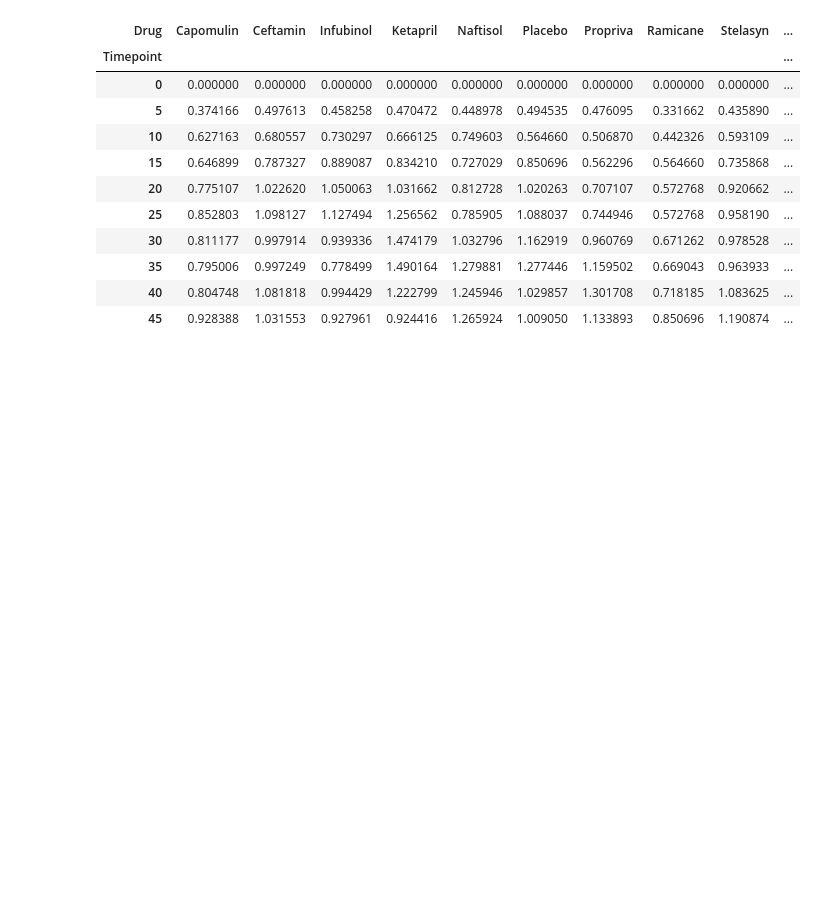
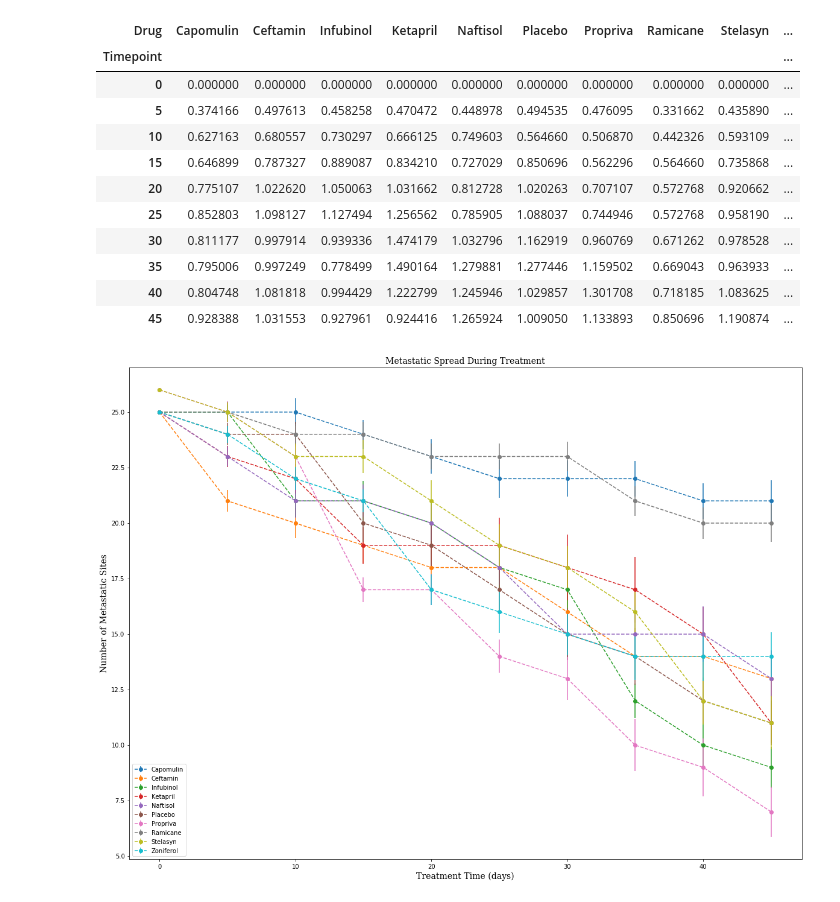
Before and after one commit to cammster/UTDataHmwkJan2018, a Jupyter notebook: Homework/Week 5 Matplotlib/AKaraffa_Week5_PyPharmaceuticals.ipynb, the cells around one changed output. Drawn from its saved outputs; the diff is of its cells as text; code cells hidden in the pictures; blank space fills up the shorter version.

```diff
--- a/Homework/Week 5 Matplotlib/AKaraffa_Week5_PyPharmaceuticals.ipynb
+++ b/Homework/Week 5 Matplotlib/AKaraffa_Week5_PyPharmaceuticals.ipynb
@@ -92,6 +119,7 @@ mouse_trial_df.head()
 | 4 | f234 | Stelasyn | 20 | 51.112713 | 2 |
 # %%
 metasites=mouse_trial_df["Metastatic Sites"].groupby([mouse_trial_df["Timepoint"],mouse_trial_df["Drug"]]).count().unstack()
+metasites_cols=list(metasites.columns)
 metasites
 # %% [output]
 | Drug | Capomulin | Ceftamin | Infubinol | Ketapril | Naftisol | Placebo | Propriva | Ramicane | Stelasyn | ... |
@@ -122,3 +150,14 @@ stdmetasites
 | 35 | 0.795006 | 0.997249 | 0.778499 | 1.490164 | 1.279881 | 1.277446 | 1.159502 | 0.669043 | 0.963933 | ... |
 | 40 | 0.804748 | 1.081818 | 0.994429 | 1.222799 | 1.245946 | 1.029857 | 1.301708 | 0.718185 | 1.083625 | ... |
 | 45 | 0.928388 | 1.031553 | 0.927961 | 0.924416 | 1.265924 | 1.009050 | 1.133893 | 0.850696 | 1.190874 | ... |
+# %%
+plt.figure(figsize=(20,15))
+for i in range(len(tumorsize_cols)):
+    capplot=plt.errorbar(metasites.index,metasites[metasites_cols[i]],stdmetasites[metasites_cols[i]],xerr=None,fmt='--o')
+plt.title("Metastatic Spread During Treatment",fontdict=font)
+plt.xlabel("Treatment Time (days)",fontdict=font)
+plt.ylabel("Number of Metastatic Sites",fontdict=font)
+plt.legend(loc="lower left")
+plt.show()
+# %% [output]
+[figure, added]
```
Also changed, not shown: parts of 16 cells of this notebook.
